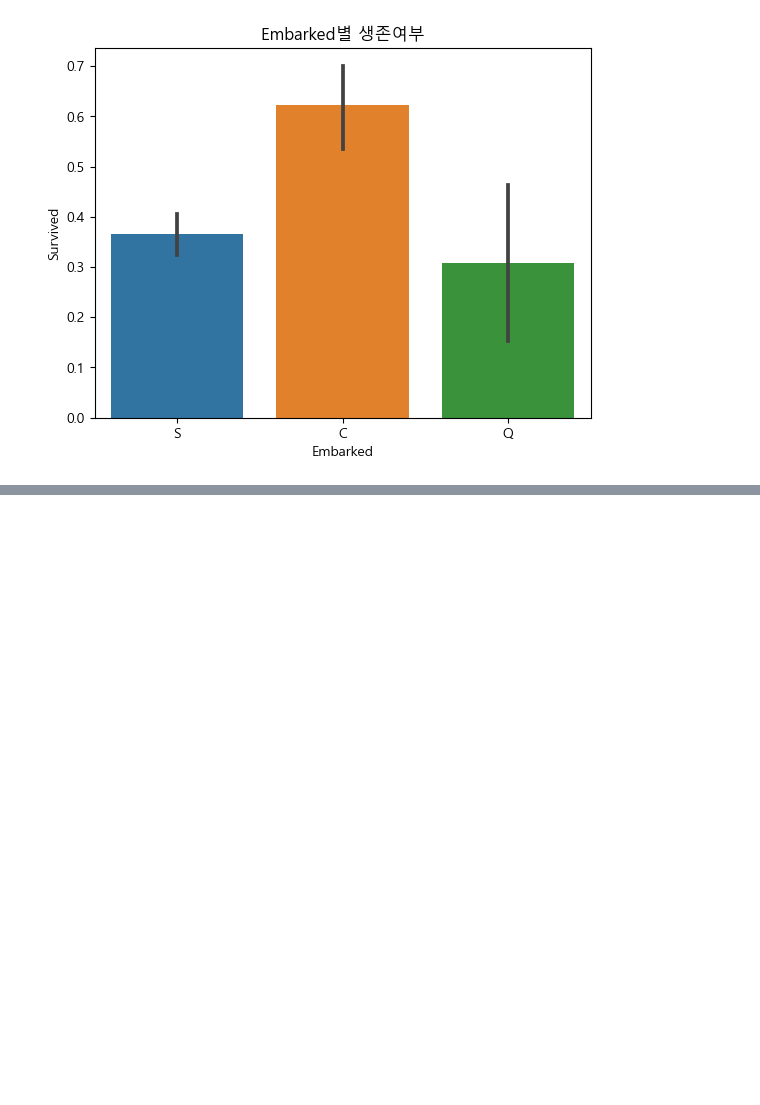
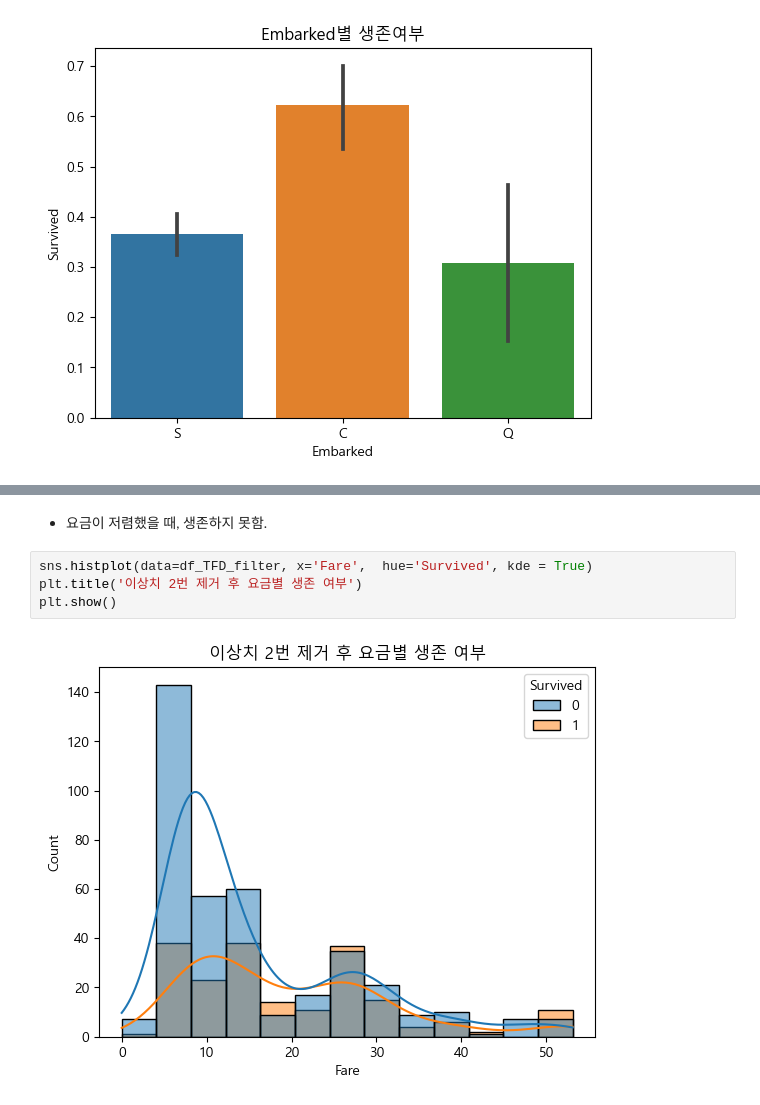
Before and after one commit to SSSanga/study_data_analytics, a Jupyter notebook: codes/EDA/TitanicFromDisaster_quest.ipynb, the cells around one changed output, grey strips where cells are left out. Cells and saved outputs as stored; diff of their text form; blank space fills up the shorter version.

```diff
--- a/codes/EDA/TitanicFromDisaster_quest.ipynb
+++ b/codes/EDA/TitanicFromDisaster_quest.ipynb
@@ -403,0 +412,8 @@ for item in df_TFD_drop_list:
+# %% [markdown]
+- 요금이 저렴했을 때, 생존하지 못함.
+# %%
+sns.histplot(data=df_TFD_filter, x='Fare',  hue='Survived', kde = True)
+plt.title('이상치 2번 제거 후 요금별 생존 여부')
+plt.show()
+# %% [output]
+[figure, added]
```
Also changed, not shown: parts of 3 cells of this notebook.
